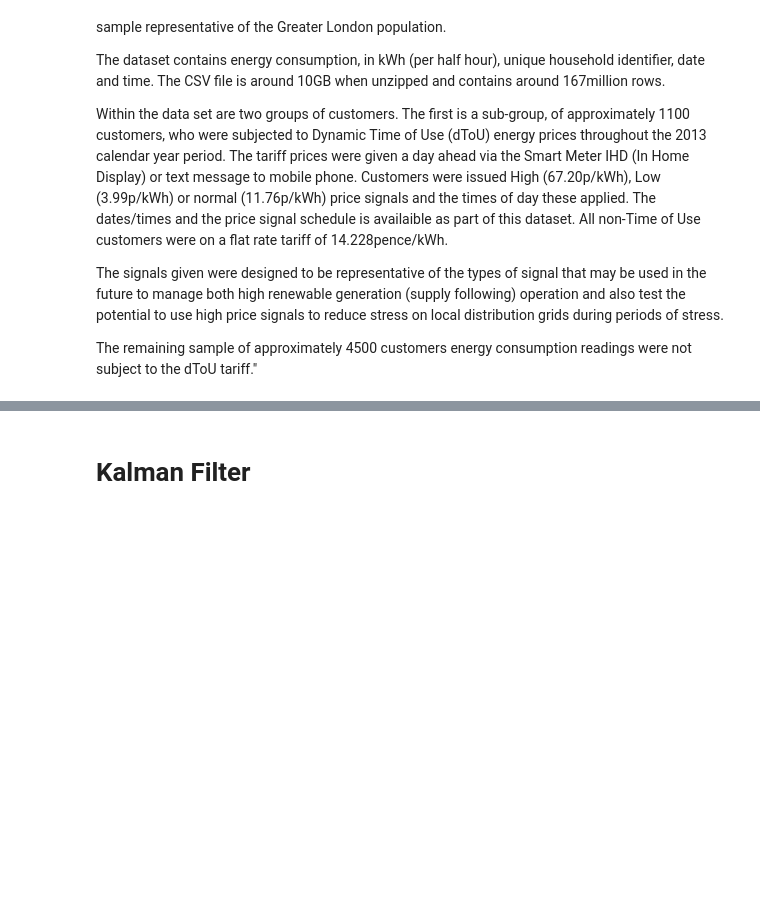
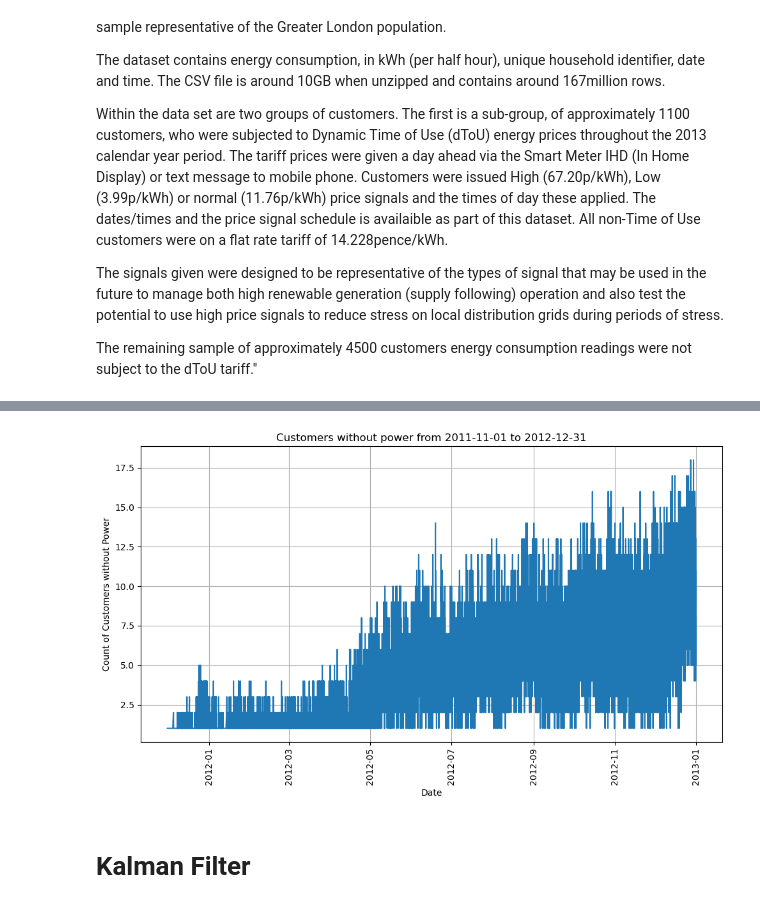
Before and after one commit to brepowell/EnergyConsumption, a Jupyter notebook: LondonDataKalmanFilter.ipynb, the cells around one changed output, grey strips where cells are left out. Cells and saved outputs as stored; diff of their text form; code cells hidden in the pictures; blank space fills up the shorter version.

```diff
--- a/LondonDataKalmanFilter.ipynb
+++ b/LondonDataKalmanFilter.ipynb
@@ -45,3 +45,15 @@ Within the data set are two groups of customers. The first is a sub-group, of ap
 The signals given were designed to be representative of the types of signal that may be used in the future to manage both high renewable generation (supply following) operation and also test the potential to use high price signals to reduce stress on local distribution grids during periods of stress.
 
 The remaining sample of approximately 4500 customers energy consumption readings were not subject to the dToU tariff."
+# %%
+import pandas as pd
+path = "Data/pickles/"
+test_df = pd.read_pickle(path + "data_test.pkl")
+# %%
+zeroPower = test_df[test_df['energy(kWh/hh)'] == 0]
+# %%
+# https://www.geeksforgeeks.org/how-to-sort-a-pandas-dataframe-by-multiple-columns-in-python/
+
+import pandas as pd
+zeroPower['datetime'] = pd.to_datetime(zeroPower[['year', 'month', 'day', 'hour', 'minute']])
+zeroPower = zeroPower.drop(columns=['year', 'month', 'day', 'hour', 'minute'])
@@ -48,3 +66,29 @@ The remaining sample of approximately 4500 customers energy consumption readings
+# %%
+sorted_zeroPower = zeroPower.groupby("datetime").count()
+# %%
+import matplotlib.pyplot as plt
+
+def plotOutages(start_date, end_date, title):
+    # Filter the DataFrame to include only the rows within the specified date range
+    subset_data = sorted_zeroPower[start_date:end_date]
+
+    # Plotting the data
+    plt.figure(figsize=(10, 6))
+    plt.plot(subset_data.index, subset_data['energy(kWh/hh)'])
+    plt.xlabel('Date')
+    plt.ylabel('Count of Customers without Power')
+    plt.title(title)
+    plt.xticks(rotation=90)
+    plt.grid(True)
+    plt.tight_layout()
+    plt.show()
+
+start_date = '2011-11-01'
+end_date = '2012-12-31'
+title = 'Customers without power from {} to {}'.format(start_date, end_date)
+plotOutages(start_date, end_date, title)
+# %% [output]
+[figure, added]
 # %% [markdown]
 # Kalman Filter
 # %%
```
Also changed, not shown: parts of 2 cells of this notebook, 5 other files.
